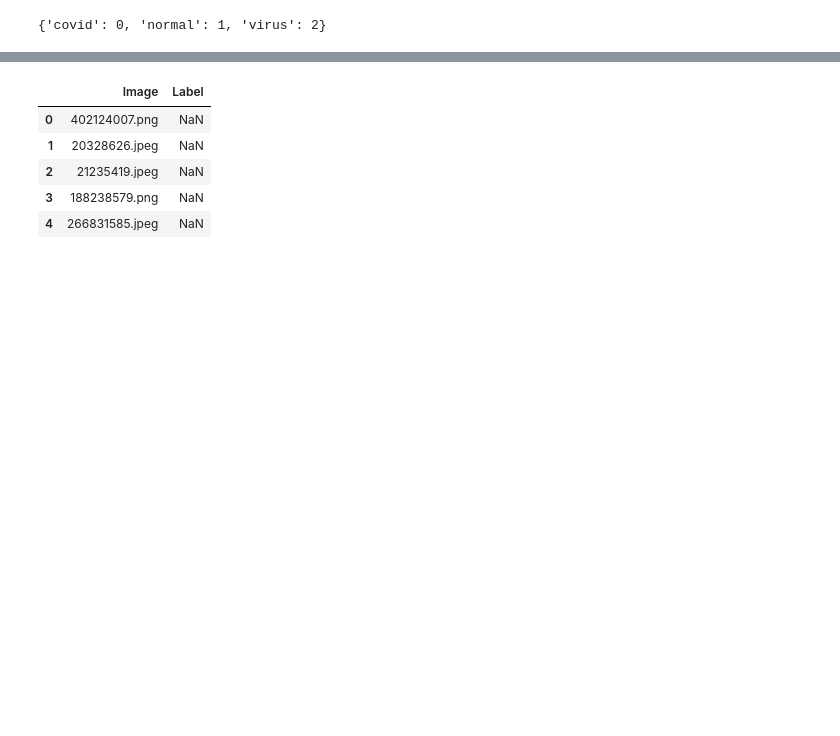
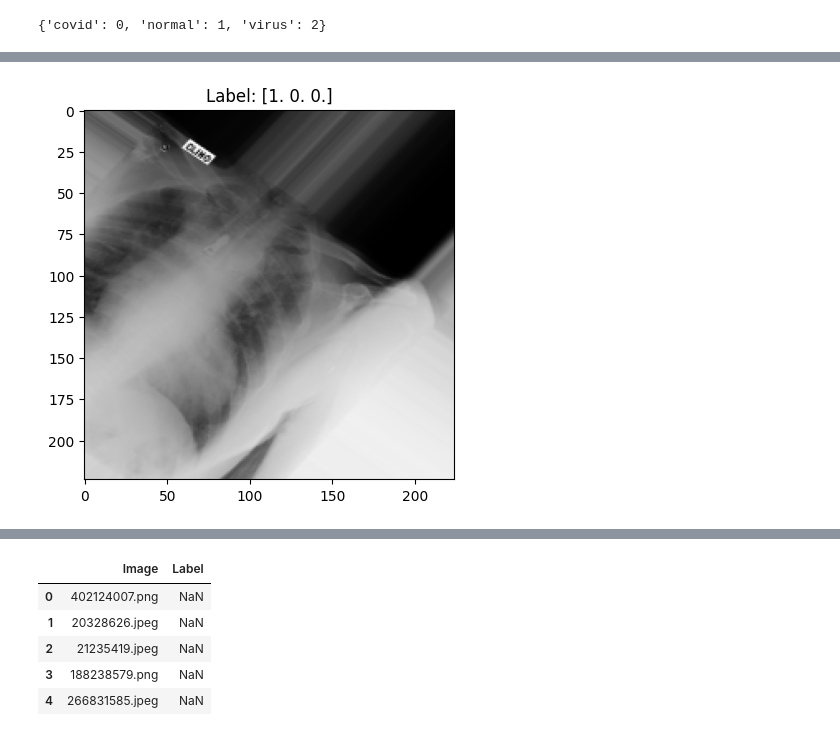
Before and after one commit to Mkaljermy/CNN-Covid19-Classification, a Jupyter notebook: CNN_Covid19_Classification.ipynb, the cells around one changed output, grey strips where cells are left out. Cells and saved outputs as stored; diff of their text form; code cells hidden in the pictures; blank space fills up the shorter version.

```diff
--- a/CNN_Covid19_Classification.ipynb
+++ b/CNN_Covid19_Classification.ipynb
@@ -431,0 +532,6 @@ plt.show()
+# %%
+plt.imshow(images[12])
+plt.title(f"Label: {labels[12]}")
+plt.show()
+# %% [output]
+[figure, added]
```
Also changed, not shown: parts of 112 cells of this notebook.
